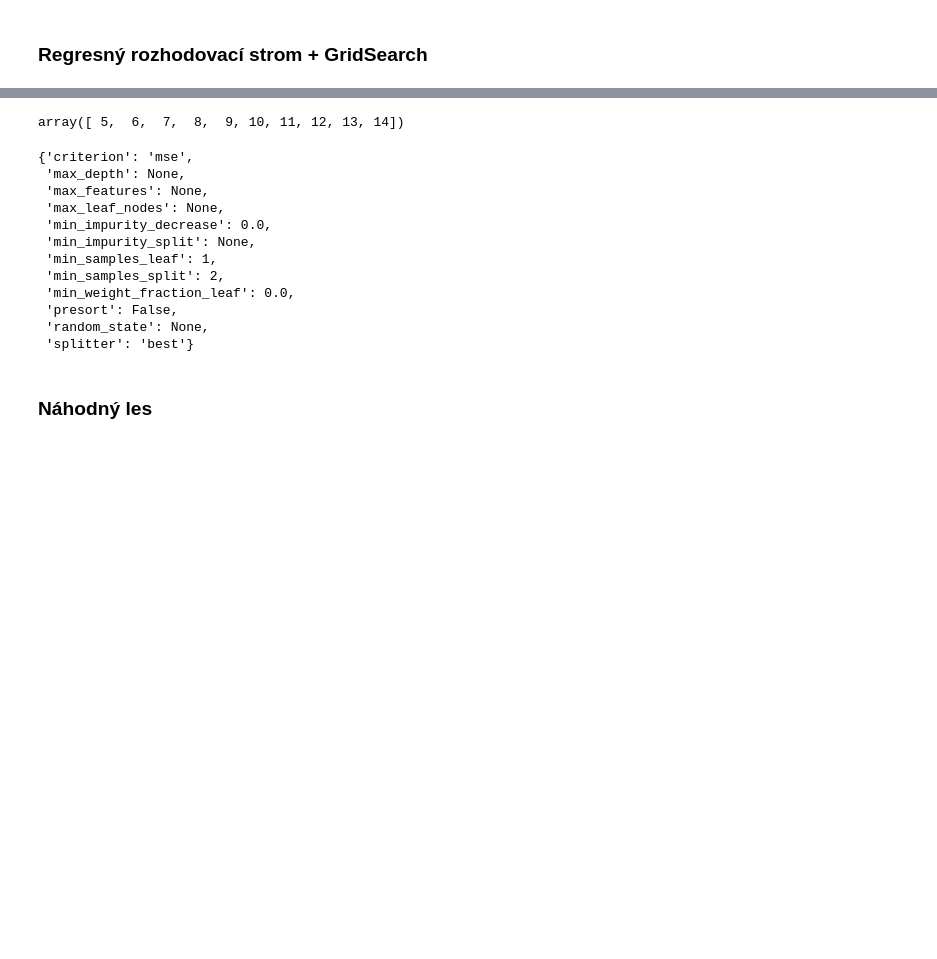
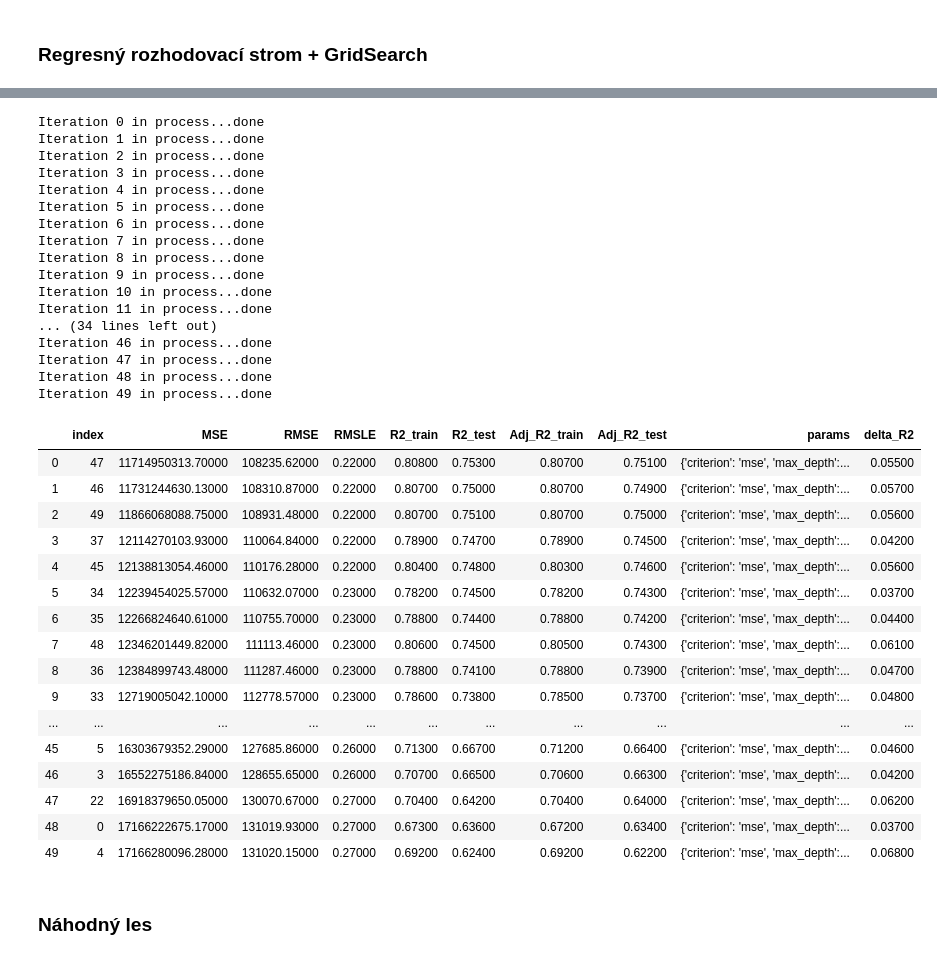
Before and after one commit to mirec3009/oznal_project, a Jupyter notebook: notebooks/Experimentovanie_a_vyhodnotenie.ipynb, the cells around one changed output, grey strips where cells are left out. Cells and saved outputs as stored; diff of their text form; code cells hidden in the pictures; blank space fills up the shorter version.

Commit message:
UPDATED gridSearch and randomSearch

```diff
--- a/notebooks/Experimentovanie_a_vyhodnotenie.ipynb
+++ b/notebooks/Experimentovanie_a_vyhodnotenie.ipynb
@@ -499,23 +448,55 @@ df_results1
-# %%
-np.random.uniform(5,15,1)
-# %% [output]
-array([ 5,  6,  7,  8,  9, 10, 11, 12, 13, 14])
-# %%
-model = DecisionTreeRegressor()
-model.get_params()
-# %% [output]
-{'criterion': 'mse',
- 'max_depth': None,
- 'max_features': None,
- 'max_leaf_nodes': None,
- 'min_impurity_decrease': 0.0,
- 'min_impurity_split': None,
- 'min_samples_leaf': 1,
- 'min_samples_split': 2,
- 'min_weight_fraction_leaf': 0.0,
- 'presort': False,
- 'random_state': None,
- 'splitter': 'best'}
+# %%
+hyperparams = {
+    'criterion': ['mse', 'friedman_mse', 'mae'],
+    'max_depth': np.arange(5,15,1),
+    'max_features': np.arange(8,27,1),
+    'max_leaf_nodes': [None],
+    'min_impurity_decrease': [0.0],
+    'min_impurity_split': [None],
+    'min_samples_leaf': [1],
+    'min_samples_split': [2],
+    'min_weight_fraction_leaf': [0.0],
+    'splitter': ['best']
+}
+
+trees_obj = tuning3.Trees(X_train, X_valid, y_train, y_valid, price_lambda)
+df_results1 = trees_obj.grid_search(DecisionTreeRegressor, hyperparams, 50)
+df_results1
+# %% [output]
+Iteration 0 in process...done
+Iteration 1 in process...done
+Iteration 2 in process...done
+Iteration 3 in process...done
+Iteration 4 in process...done
+Iteration 5 in process...done
+Iteration 6 in process...done
+Iteration 7 in process...done
+Iteration 8 in process...done
+Iteration 9 in process...done
+Iteration 10 in process...done
+Iteration 11 in process...done
+... (34 lines left out)
+Iteration 46 in process...done
+Iteration 47 in process...done
+Iteration 48 in process...done
+Iteration 49 in process...done
+|  | index | MSE | RMSE | RMSLE | R2_train | R2_test | Adj_R2_train | Adj_R2_test | params | delta_R2 |
+| 0 | 47 | 11714950313.70000 | 108235.62000 | 0.22000 | 0.80800 | 0.75300 | 0.80700 | 0.75100 | {'criterion': 'mse', 'max_depth':... | 0.05500 |
+| 1 | 46 | 11731244630.13000 | 108310.87000 | 0.22000 | 0.80700 | 0.75000 | 0.80700 | 0.74900 | {'criterion': 'mse', 'max_depth':... | 0.05700 |
+| 2 | 49 | 11866068088.75000 | 108931.48000 | 0.22000 | 0.80700 | 0.75100 | 0.80700 | 0.75000 | {'criterion': 'mse', 'max_depth':... | 0.05600 |
+| 3 | 37 | 12114270103.93000 | 110064.84000 | 0.22000 | 0.78900 | 0.74700 | 0.78900 | 0.74500 | {'criterion': 'mse', 'max_depth':... | 0.04200 |
+| 4 | 45 | 12138813054.46000 | 110176.28000 | 0.22000 | 0.80400 | 0.74800 | 0.80300 | 0.74600 | {'criterion': 'mse', 'max_depth':... | 0.05600 |
+| 5 | 34 | 12239454025.57000 | 110632.07000 | 0.23000 | 0.78200 | 0.74500 | 0.78200 | 0.74300 | {'criterion': 'mse', 'max_depth':... | 0.03700 |
+| 6 | 35 | 12266824640.61000 | 110755.70000 | 0.23000 | 0.78800 | 0.74400 | 0.78800 | 0.74200 | {'criterion': 'mse', 'max_depth':... | 0.04400 |
+| 7 | 48 | 12346201449.82000 | 111113.46000 | 0.23000 | 0.80600 | 0.74500 | 0.80500 | 0.74300 | {'criterion': 'mse', 'max_depth':... | 0.06100 |
+| 8 | 36 | 12384899743.48000 | 111287.46000 | 0.23000 | 0.78800 | 0.74100 | 0.78800 | 0.73900 | {'criterion': 'mse', 'max_depth':... | 0.04700 |
+| 9 | 33 | 12719005042.10000 | 112778.57000 | 0.23000 | 0.78600 | 0.73800 | 0.78500 | 0.73700 | {'criterion': 'mse', 'max_depth':... | 0.04800 |
+| ... | ... | ... | ... | ... | ... | ... | ... | ... | ... | ... |
+| 45 | 5 | 16303679352.29000 | 127685.86000 | 0.26000 | 0.71300 | 0.66700 | 0.71200 | 0.66400 | {'criterion': 'mse', 'max_depth':... | 0.04600 |
+| 46 | 3 | 16552275186.84000 | 128655.65000 | 0.26000 | 0.70700 | 0.66500 | 0.70600 | 0.66300 | {'criterion': 'mse', 'max_depth':... | 0.04200 |
+| 47 | 22 | 16918379650.05000 | 130070.67000 | 0.27000 | 0.70400 | 0.64200 | 0.70400 | 0.64000 | {'criterion': 'mse', 'max_depth':... | 0.06200 |
+| 48 | 0 | 17166222675.17000 | 131019.93000 | 0.27000 | 0.67300 | 0.63600 | 0.67200 | 0.63400 | {'criterion': 'mse', 'max_depth':... | 0.03700 |
+| 49 | 4 | 17166280096.28000 | 131020.15000 | 0.27000 | 0.69200 | 0.62400 | 0.69200 | 0.62200 | {'criterion': 'mse', 'max_depth':... | 0.06800 |
 # %% [markdown]
 ### Náhodný les
 # %%
```
Also changed, not shown: parts of 33 cells of this notebook, 1 other file.
